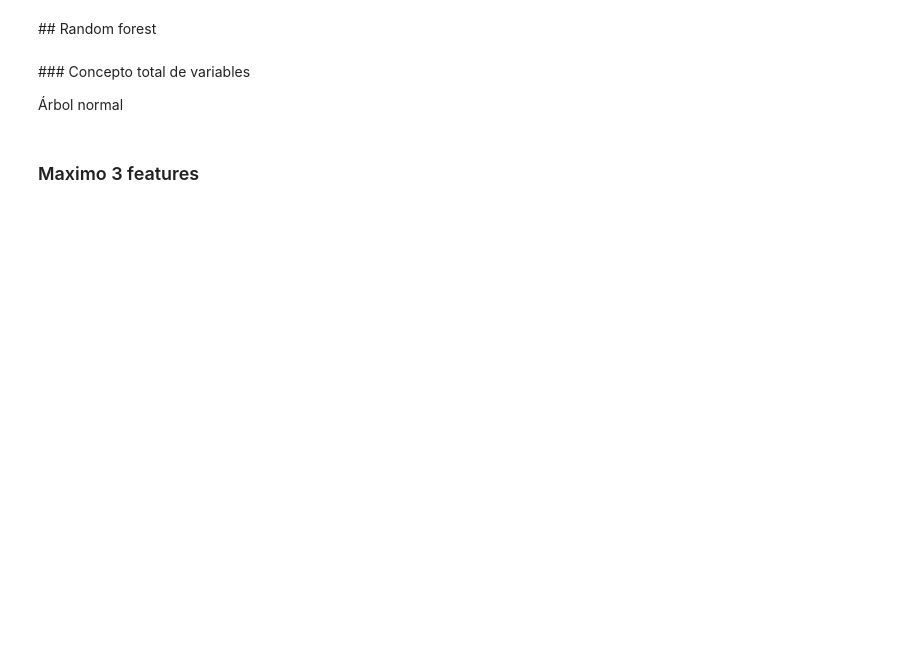
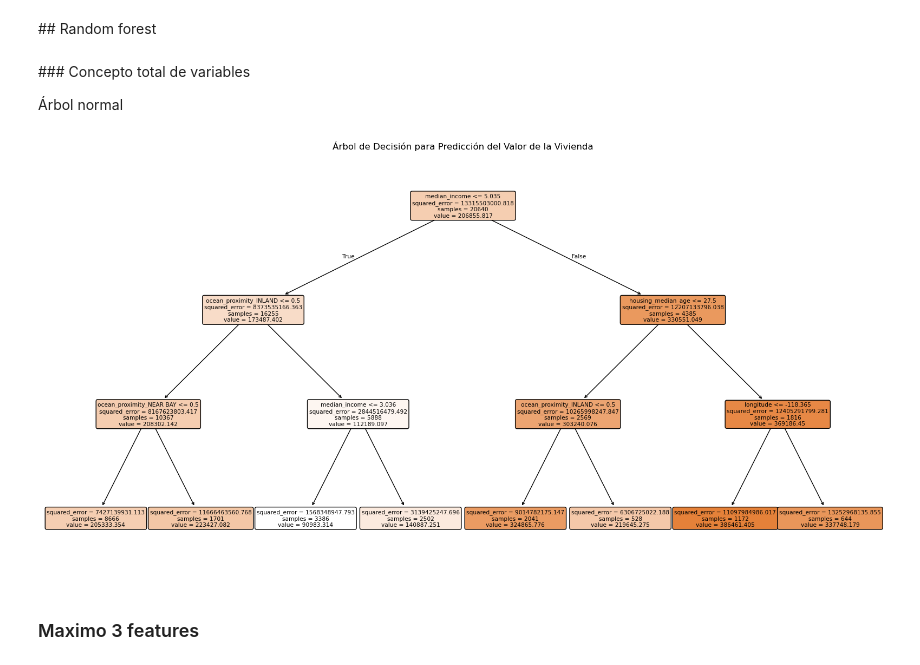
Before and after one commit to zayo1511/LabAprEst, a Jupyter notebook: Parcial3/random_forest_sin_resolver.ipynb, the cells around one changed output. Drawn from its saved outputs; the diff is of its cells as text; code cells hidden in the pictures; blank space fills up the shorter version.

```diff
--- a/Parcial3/random_forest_sin_resolver.ipynb
+++ b/Parcial3/random_forest_sin_resolver.ipynb
@@ -7,7 +7,7 @@ from sklearn.model_selection import train_test_split
 from sklearn.tree import DecisionTreeRegressor, plot_tree
 import numpy as np
 
-housing = pd.read_csv('housing.csv')
+housing = pd.read_csv('Data/housing.csv')
 
 housing = pd.get_dummies(housing, drop_first=True)
 target = 'median_house_value'
@@ -20,13 +20,15 @@ y = housing[target]
 # %%
 # Train model
 model = DecisionTreeRegressor(max_depth=3, random_state=42,
                                   max_features='sqrt')
 model.fit(X, y)
 
 plt.figure(figsize=(20, 10))
-plot_tree(model, feature_names=X_train.keys(), filled=True, rounded=True)
+plot_tree(model, feature_names=X.keys(), filled=True, rounded=True)
 plt.title("Árbol de Decisión para Predicción del Valor de la Vivienda")
 plt.show()
+# %% [output]
+[figure, added]
 # %% [markdown]
 ### Maximo 3 features
 # %%
```
Also changed, not shown: parts of 7 cells of this notebook, 2 other files.
